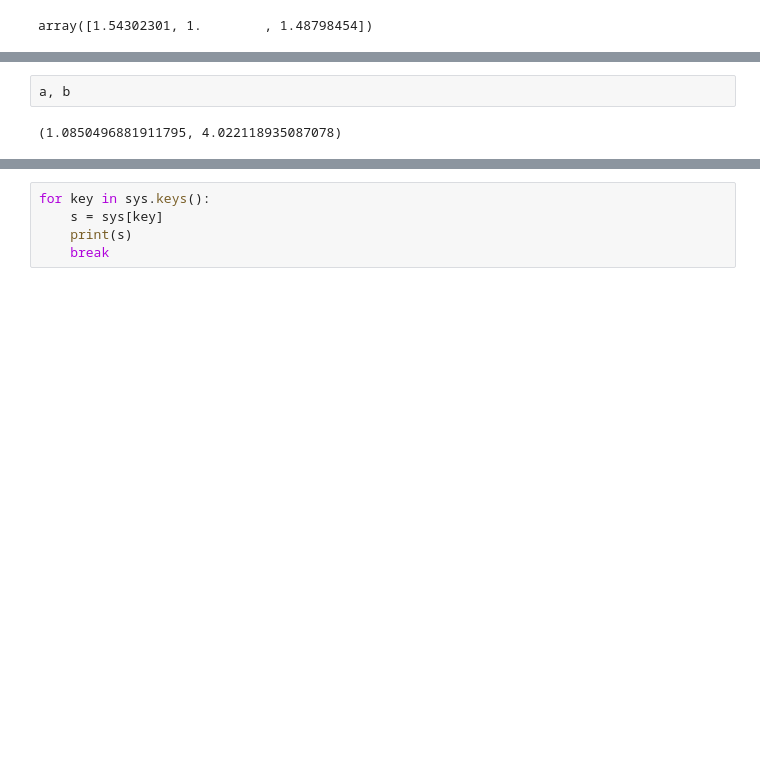
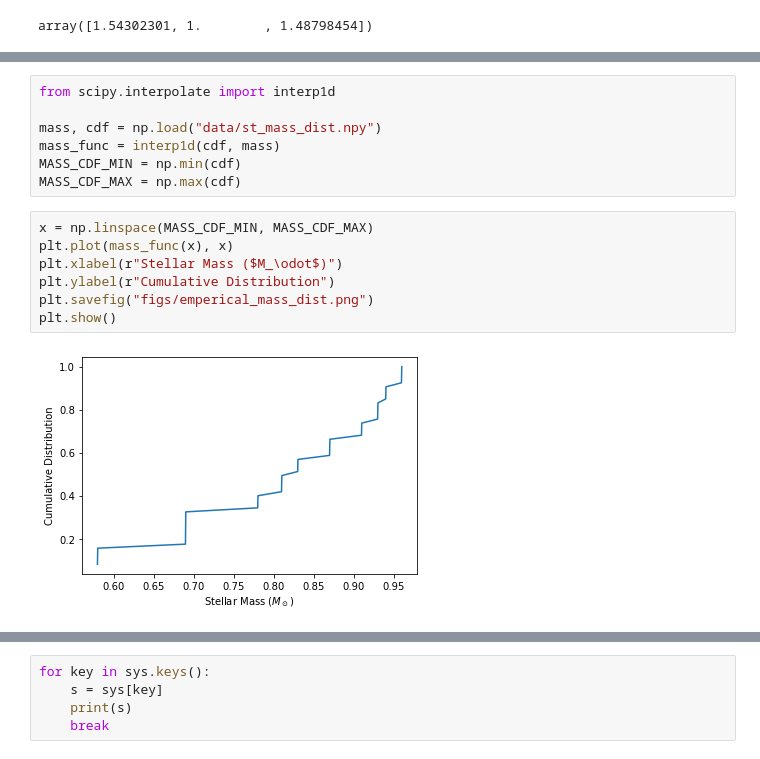
Before and after one commit to wcukier/binary_planets, a Jupyter notebook: play_exoplanets.ipynb, the cells around one changed output, grey strips where cells are left out. Cells and saved outputs as stored; diff of their text form; blank space fills up the shorter version.

```diff
--- a/play_exoplanets.ipynb
+++ b/play_exoplanets.ipynb
@@ -251,4 +465,16 @@ np.save("st_mass_dist.npy", np.vstack((bins, n)))
-# %%
-a, b
-# %% [output]
-(1.0850496881911795, 4.022118935087078)
+# %%
+from scipy.interpolate import interp1d
+
+mass, cdf = np.load("data/st_mass_dist.npy")
+mass_func = interp1d(cdf, mass)
+MASS_CDF_MIN = np.min(cdf)
+MASS_CDF_MAX = np.max(cdf)
+# %%
+x = np.linspace(MASS_CDF_MIN, MASS_CDF_MAX)
+plt.plot(mass_func(x), x)
+plt.xlabel(r"Stellar Mass ($M_\odot$)")
+plt.ylabel(r"Cumulative Distribution")
+plt.savefig("figs/emperical_mass_dist.png")
+plt.show()
+# %% [output]
+[figure, added]
```
Also changed, not shown: parts of 22 cells of this notebook, 27 other files.
